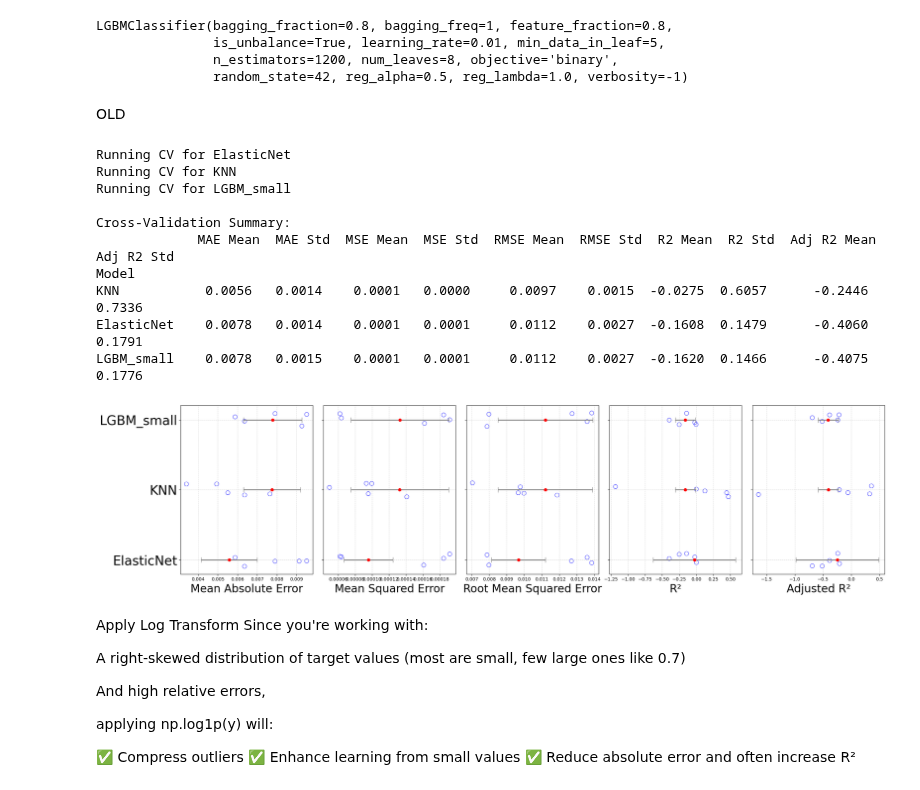
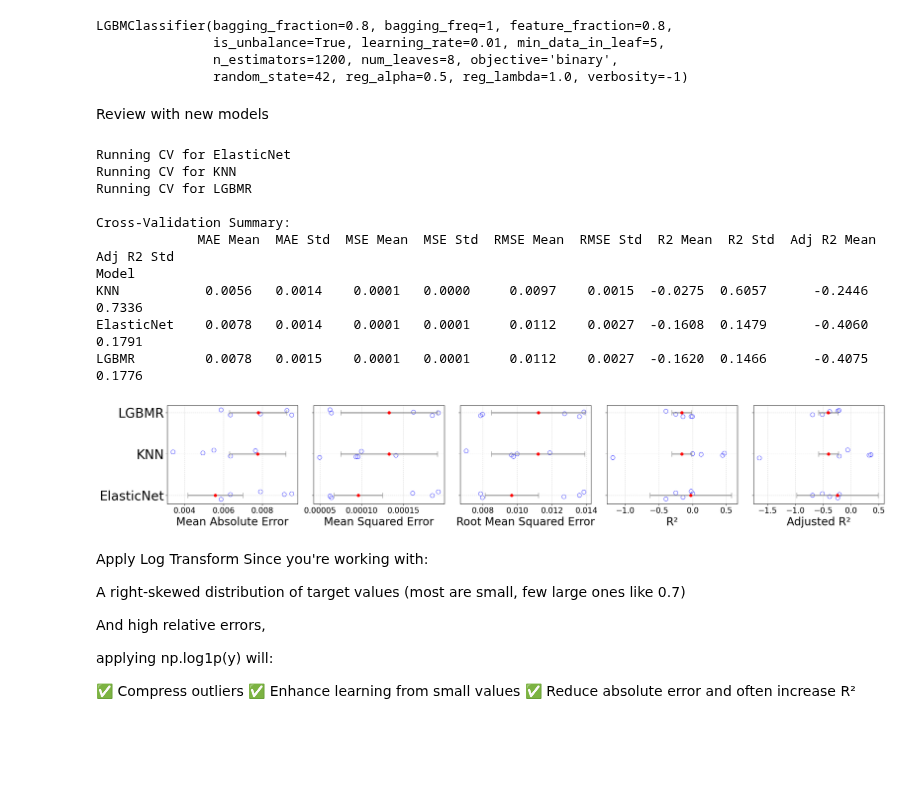
Before and after one commit to tahiri-lab/py_madaclim, a Jupyter notebook: workdir_new_coffea_coords2/analysis/bin/062_choice_of_model_regression.ipynb, the cells around one changed output. Cells and saved outputs as stored; diff of their text form; code cells hidden in the pictures; blank space fills up the shorter version.

```diff
--- a/workdir_new_coffea_coords2/analysis/bin/062_choice_of_model_regression.ipynb
+++ b/workdir_new_coffea_coords2/analysis/bin/062_choice_of_model_regression.ipynb
@@ -422,8 +417,8 @@ LGBMClassifier(bagging_fraction=0.8, bagging_freq=1, feature_fraction=0.8,
                is_unbalance=True, learning_rate=0.01, min_data_in_leaf=5,
                n_estimators=1200, num_leaves=8, objective='binary',
                random_state=42, reg_alpha=0.5, reg_lambda=1.0, verbosity=-1)
-# %% [markdown]
-OLD
+# %% [markdown]
+Review with new models
 # %%
 import numpy as np
 import pandas as pd
@@ -467,7 +462,7 @@ models = [
         ))
     ])),
 
-    ("LGBM_small", lgb.LGBMRegressor(
+    ("LGBMR", lgb.LGBMRegressor(
         objective="regression",
         n_estimators=800,
         learning_rate=0.01,
@@ -553,7 +548,7 @@ xlabel_map = {
     "Adj_R2": "Adjusted R²"
 }
 
-fig, axes = plt.subplots(1, len(metrics), figsize=(24, 6), sharey=True)
+fig, axes = plt.subplots(1, len(metrics), figsize=(24, 4), sharey=True)
 
 for ax, metric in zip(axes, metrics):
     for idx, (name, _) in enumerate(models):
@@ -573,36 +568,38 @@ for ax, metric in zip(axes, metrics):
     means = summary_df[f"{metric_name} Mean"]
     stds  = summary_df[f"{metric_name} Std"]
 
     ax.errorbar(
         means.values,
         np.arange(len(models)),
         xerr=stds.values,
         fmt="o",
         color="red",
         ecolor="gray",
         elinewidth=2,
         capsize=6
     )
 
+    ax.tick_params(axis='both', labelsize=17)
+
     ax.set_yticks(np.arange(len(models)))
     ax.set_yticklabels([name for name, _ in models], fontsize=28)
     ax.set_xlabel(xlabel_map[metric], fontsize=24)
     ax.grid(True, linestyle="--", alpha=0.5)
 
 plt.tight_layout()
 plt.show()
 # %% [output]
 Running CV for ElasticNet
 Running CV for KNN
-Running CV for LGBM_small
+Running CV for LGBMR
 
 Cross‑Validation Summary:
              MAE Mean  MAE Std  MSE Mean  MSE Std  RMSE Mean  RMSE Std  R2 Mean  R2 Std  Adj R2 Mean  Adj R2 Std
 Model
 KNN           0.0056   0.0014    0.0001   0.0000     0.0097    0.0015  -0.0275  0.6057      -0.2446      0.7336
 ElasticNet    0.0078   0.0014    0.0001   0.0001     0.0112    0.0027  -0.1608  0.1479      -0.4060      0.1791
-LGBM_small    0.0078   0.0015    0.0001   0.0001     0.0112    0.0027  -0.1620  0.1466      -0.4075      0.1776
+LGBMR         0.0078   0.0015    0.0001   0.0001     0.0112    0.0027  -0.1620  0.1466      -0.4075      0.1776
-[figure, old version]
+[figure, new version]
 # %% [markdown]
 Apply Log Transform
 Since you're working with:
```
Also changed, not shown: parts of 2 cells of this notebook, 5 other files.
